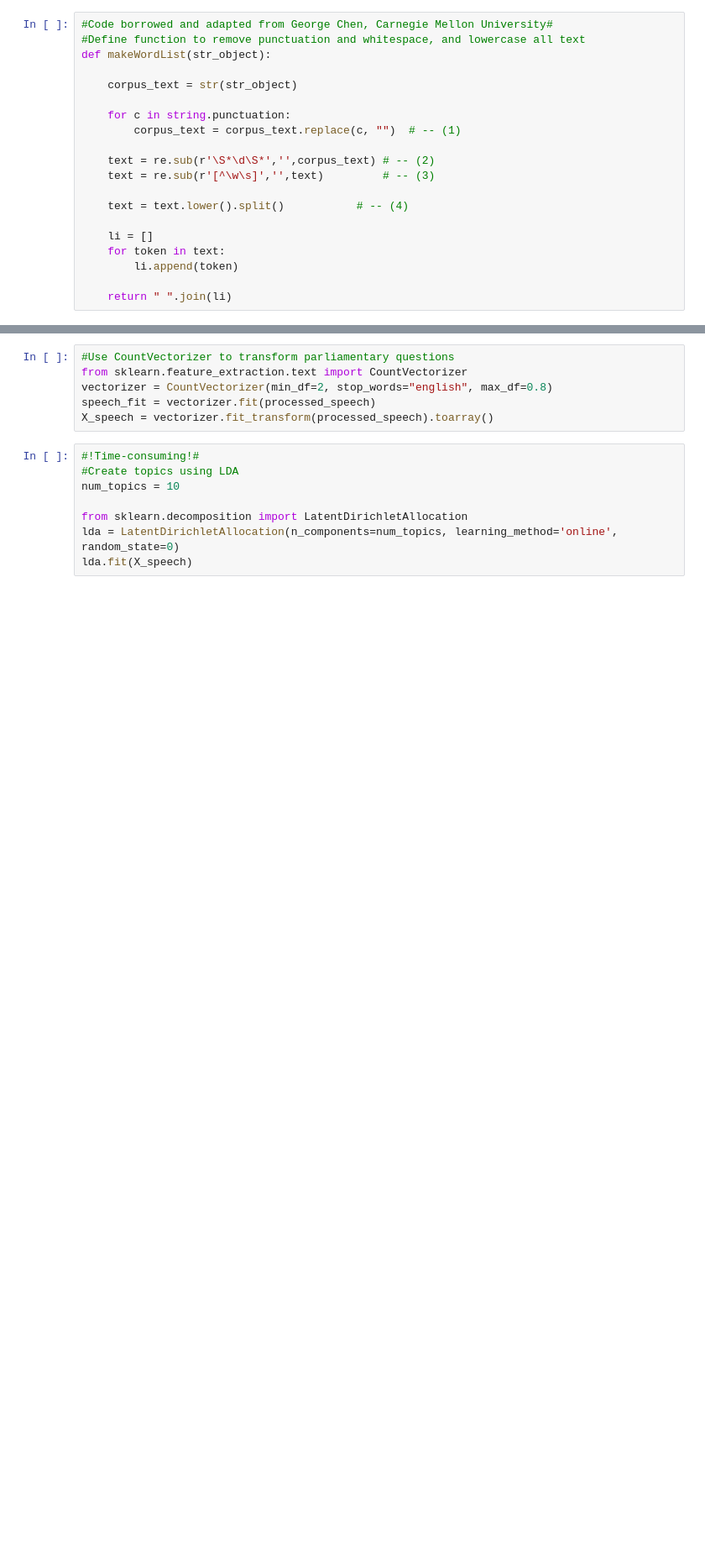
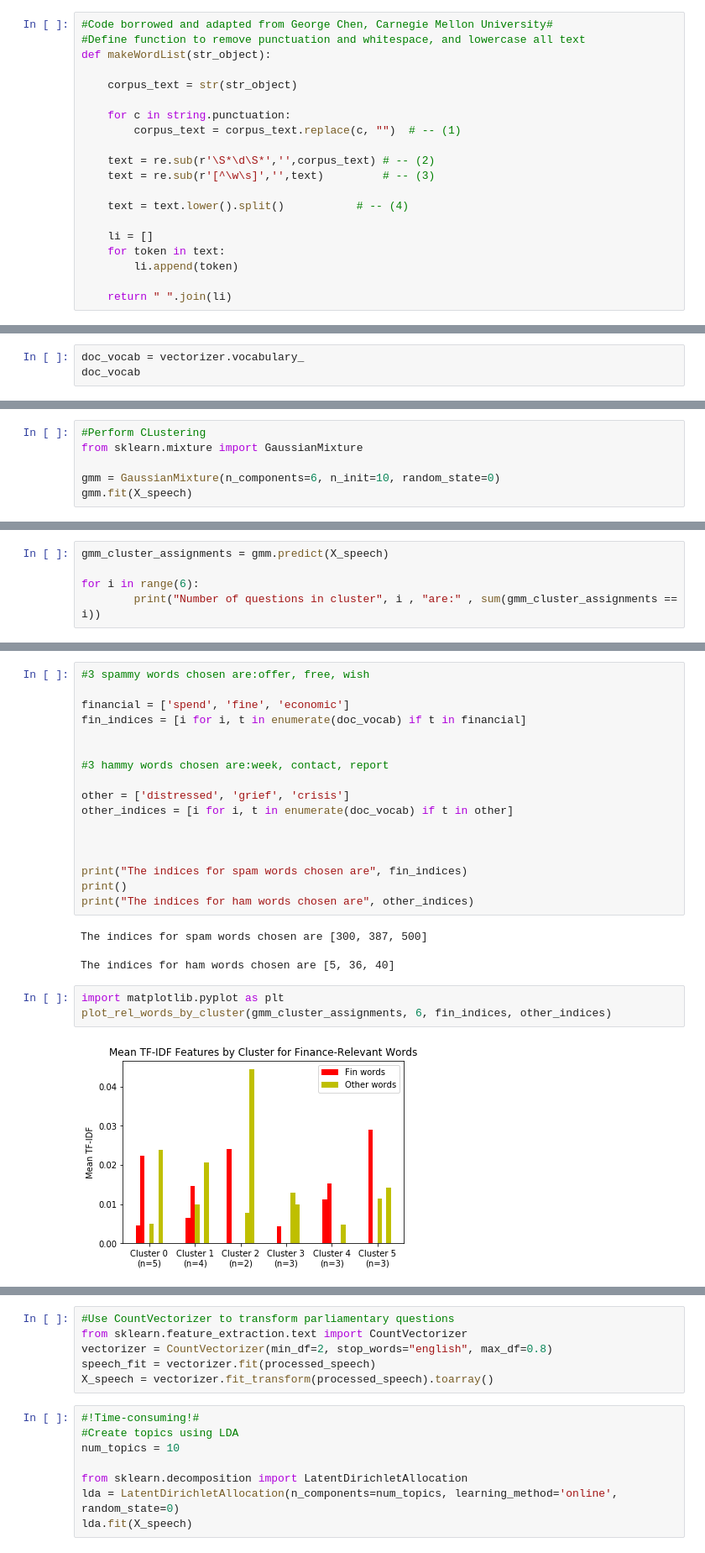
Before and after one commit to nathanderon/india_analysis_UDA, a Jupyter notebook: Speech.ipynb, the cells around one changed output, grey strips where cells are left out. Shown: that part at 84% size. Drawn from its saved outputs; the diff is of its cells as text; blank space fills up the shorter version.

Commit message:
clustering over speeches

```diff
--- a/Speech.ipynb
+++ b/Speech.ipynb
@@ -67,0 +74,3 @@ for str_object in speech:
+# %%
+doc_vocab = vectorizer.vocabulary_
+doc_vocab
@@ -67,0 +95,6 @@ for str_object in speech:
+# %%
+#Perform CLustering
+from sklearn.mixture import GaussianMixture
+
+gmm = GaussianMixture(n_components=6, n_init=10, random_state=0)
+gmm.fit(X_speech)
@@ -67,0 +107,5 @@ for str_object in speech:
+# %%
+gmm_cluster_assignments = gmm.predict(X_speech)
+
+for i in range(6):
+        print("Number of questions in cluster", i , "are:" , sum(gmm_cluster_assignments == i))
@@ -67,0 +164,26 @@ for str_object in speech:
+# %%
+#3 spammy words chosen are:offer, free, wish
+
+financial = ['spend', 'fine', 'economic']
+fin_indices = [i for i, t in enumerate(doc_vocab) if t in financial]
+
+
+#3 hammy words chosen are:week, contact, report
+
+other = ['distressed', 'grief', 'crisis']
+other_indices = [i for i, t in enumerate(doc_vocab) if t in other]
+
+
+
+print("The indices for spam words chosen are", fin_indices)
+print()
+print("The indices for ham words chosen are", other_indices)
+# %% [output]
+The indices for spam words chosen are [300, 387, 500]
+
+The indices for ham words chosen are [5, 36, 40]
+# %%
+import matplotlib.pyplot as plt
+plot_rel_words_by_cluster(gmm_cluster_assignments, 6, fin_indices, other_indices)
+# %% [output]
+[figure, added]
```
Also changed, not shown: parts of 10 cells of this notebook.
